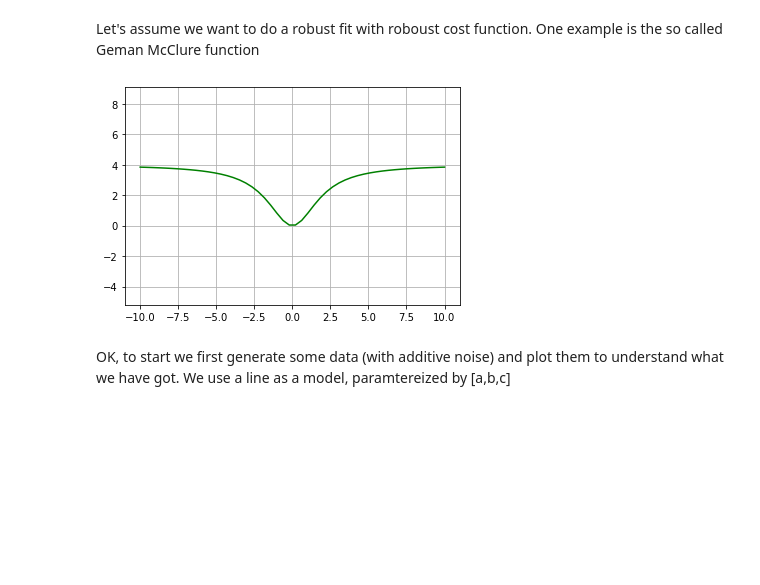
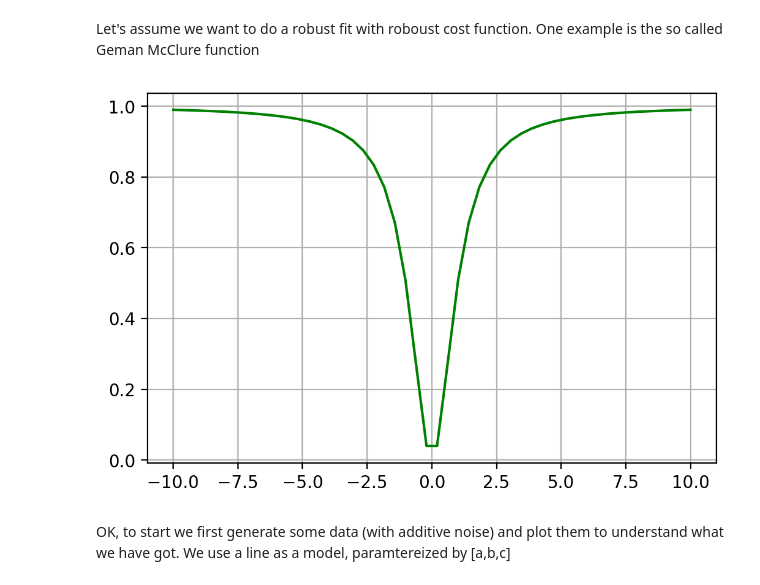
Before and after one commit to arpvorlesung/code, a Jupyter notebook: GNC_demo.ipynb, the cells around one changed output. Saved outputs shown, nothing was run; the diff lists cells and outputs as text; code cells hidden in the pictures; blank space fills up the shorter version.

```diff
--- a/GNC_demo.ipynb
+++ b/GNC_demo.ipynb
@@ -4,24 +4,27 @@
 The next big thing following RANSAC
 # %% [markdown]
 Let's assume we want to do a robust fit with roboust cost function. One example is the so called Geman McClure function
+# %%
+import matplotlib.pyplot as plt
+plt.rcParams['figure.dpi'] = 200
 # %%
 import numpy as np
 import matplotlib.pyplot as plt
 
-c_bar = 2
+c_bar = 1
 
 r_data = np.linspace(-10,10)
 def rho_gm(c,r):
     return (c**2*r**2) / (c**2 + r**2)
 c_data = rho_gm(c_bar,r_data)
 
 plt.plot(r_data,c_data, c = 'g')
 
-plt.axis('equal')
+#plt.axis('equal')
 plt.grid(True)
 plt.show()
 # %% [output]
-[figure, old version]
+[figure, new version]
 # %% [markdown]
 OK, to start we first generate some data (with additive noise) and plot them to understand what we have got. We use a line as a model, paramtereized by [a,b,c]
 # %%
```
Also changed, not shown: parts of 3 cells of this notebook.
